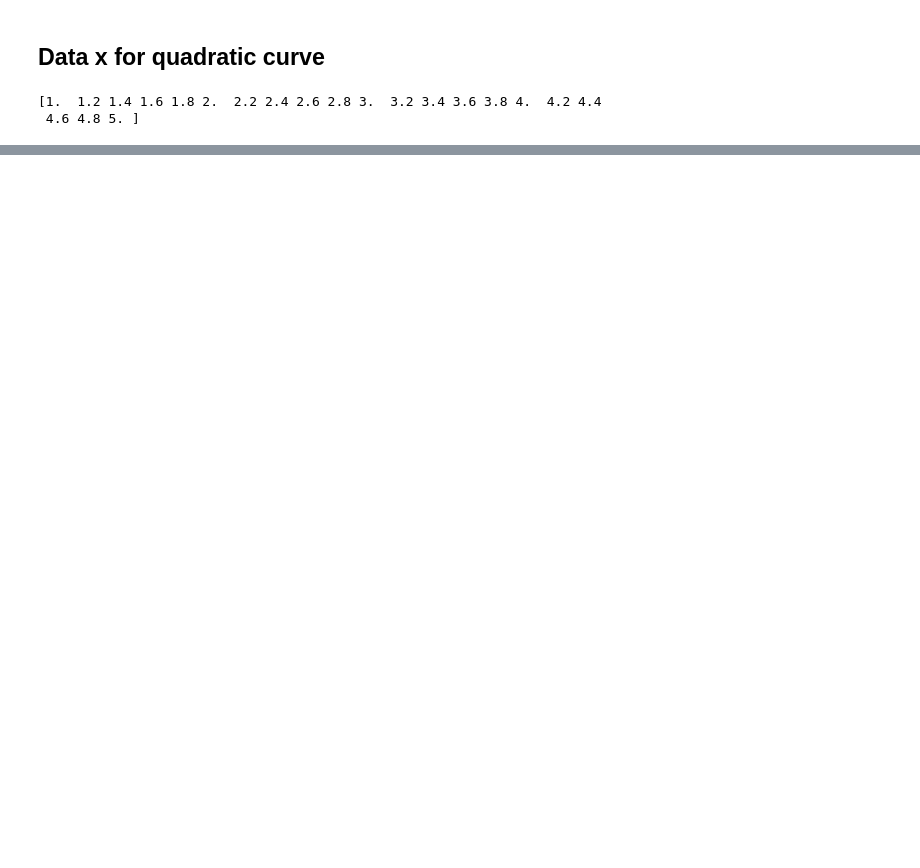
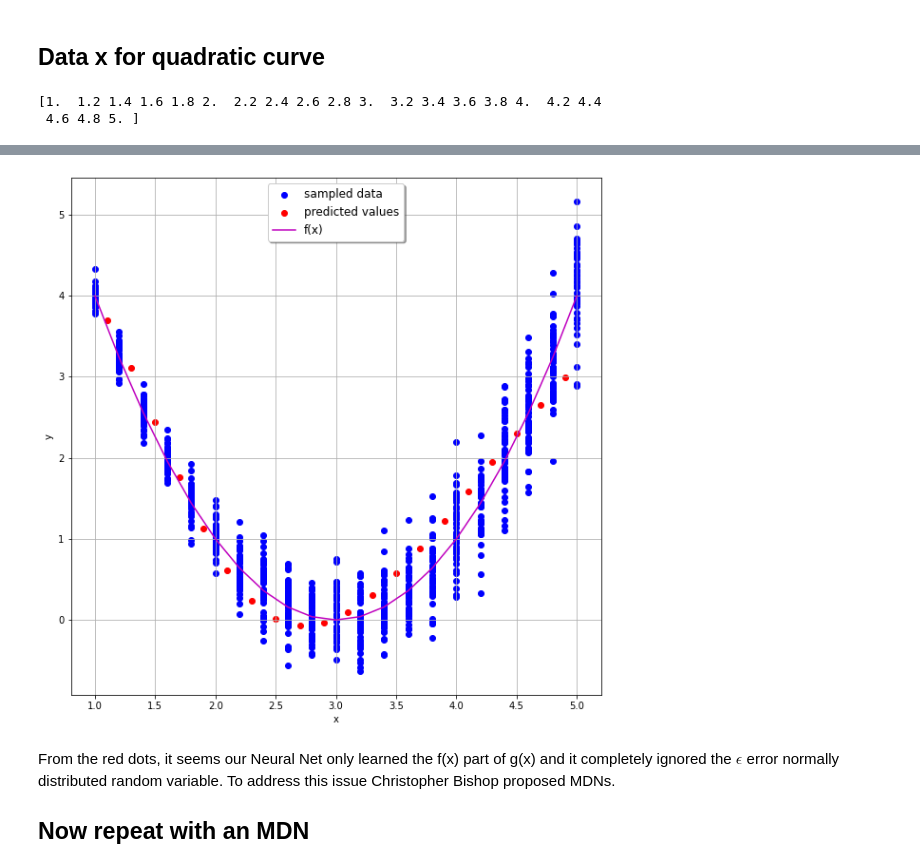
Before and after one commit to rcalix1/ProbabilityDensityFunctionsFromNeuralNets, a Jupyter notebook: MixtureDensityNetworks.ipynb, the cells around one changed output, grey strips where cells are left out. Drawn from its saved outputs; the diff is of its cells as text; code cells hidden in the pictures; blank space fills up the shorter version.

```diff
--- a/MixtureDensityNetworks.ipynb
+++ b/MixtureDensityNetworks.ipynb
@@ -19,14 +19,19 @@ import numpy as np
 import pandas as pd
 import seaborn as sns
 import matplotlib.pyplot as plt
+import torch.nn as nn
+import torch.nn.functional as F
+
 
 from sklearn.utils import shuffle
+from torch.utils.data import TensorDataset, DataLoader
+
 
 ###############################################################
 
-epochs = 500
-batch_size = 50
-learning_rate = 0.0003
+N_EPOCHS = 1000    ## 500
+batch_size = 5  ## 50
+learning_rate = 1e-5     ## 0.0003
 sigma_0 = 0.1
 samples = 50
 display_step = 50
@@ -171,0 +352,12 @@ plt.show()
+# %%
+
+x_test_orig         =   np.arange( 1.1, 5.1, 0.2)
+print(x_test_orig)
+
+x_test = x_test_orig
+
+x_test  = x_test.reshape((-1, 1))
+x_test  = x_test.astype(np.float32)
+x_test  = torch.from_numpy(x_test)
+
+print(x_test)
@@ -171,0 +384,6 @@ plt.show()
+# %%
+
+y_pred  = model(x_test)
+
+print(y_pred)
+print(targets)
@@ -172 +408,23 @@ plt.show()
+# %%
+
+
+fig, ax = plt.subplots(figsize=(10,10))
+plt.grid(True)
+plt.xlabel('x')
+plt.ylabel('y')
+
+ax.scatter(x_arr,y_arr,c='b',label='sampled data')
+
+ax.scatter(x_test.detach().numpy() ,y_pred.detach().numpy() ,c='r',label='predicted values')
+
+ax.plot(x_vals,list(map(f,x_vals)),c='m',label='f(x)')
+
+ax.legend(loc='upper center',fontsize='large',shadow=True)
+plt.show()
+# %% [output]
+[figure, added]
+# %% [markdown]
+From the red dots, it seems our Neural Net only learned the f(x) part of g(x) and it completely ignored the $ \epsilon $ error normally distributed random variable. To address this issue Christopher Bishop proposed MDNs.
+
+## Now repeat with an MDN
 # %%
```
Also changed, not shown: parts of 23 cells of this notebook.
